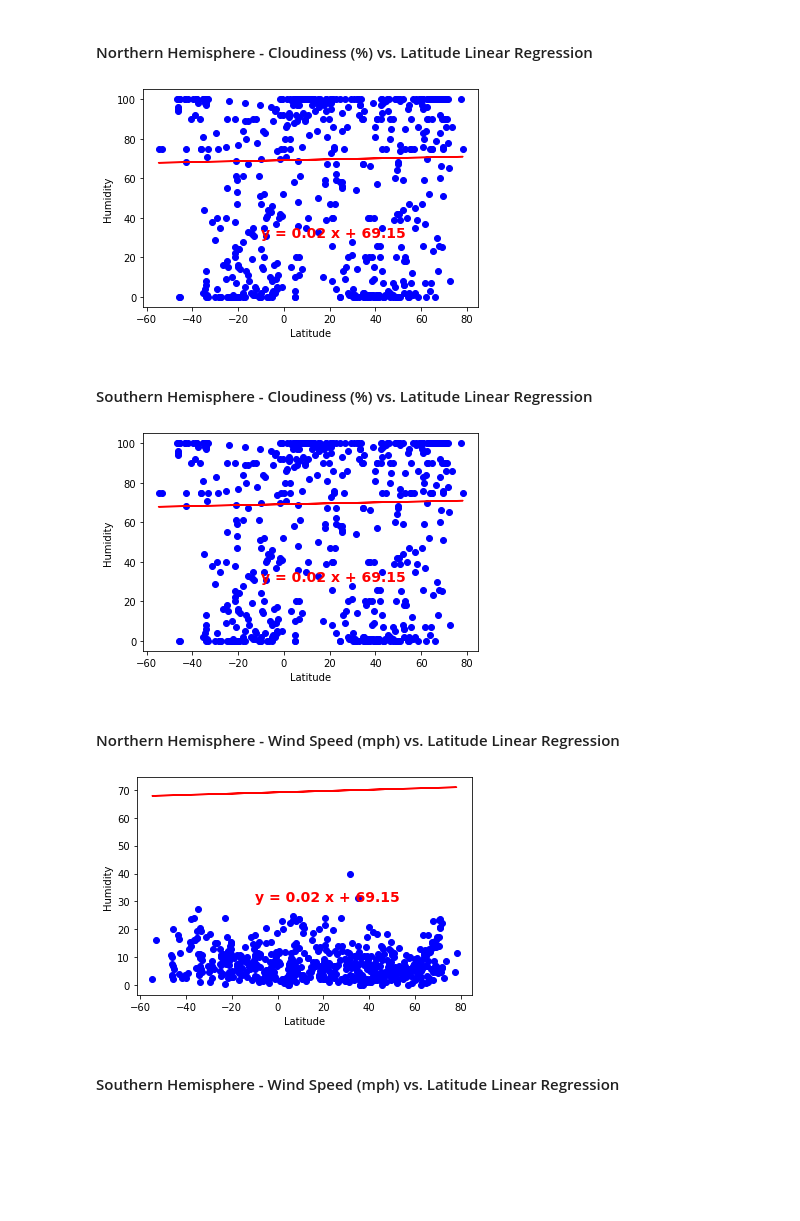
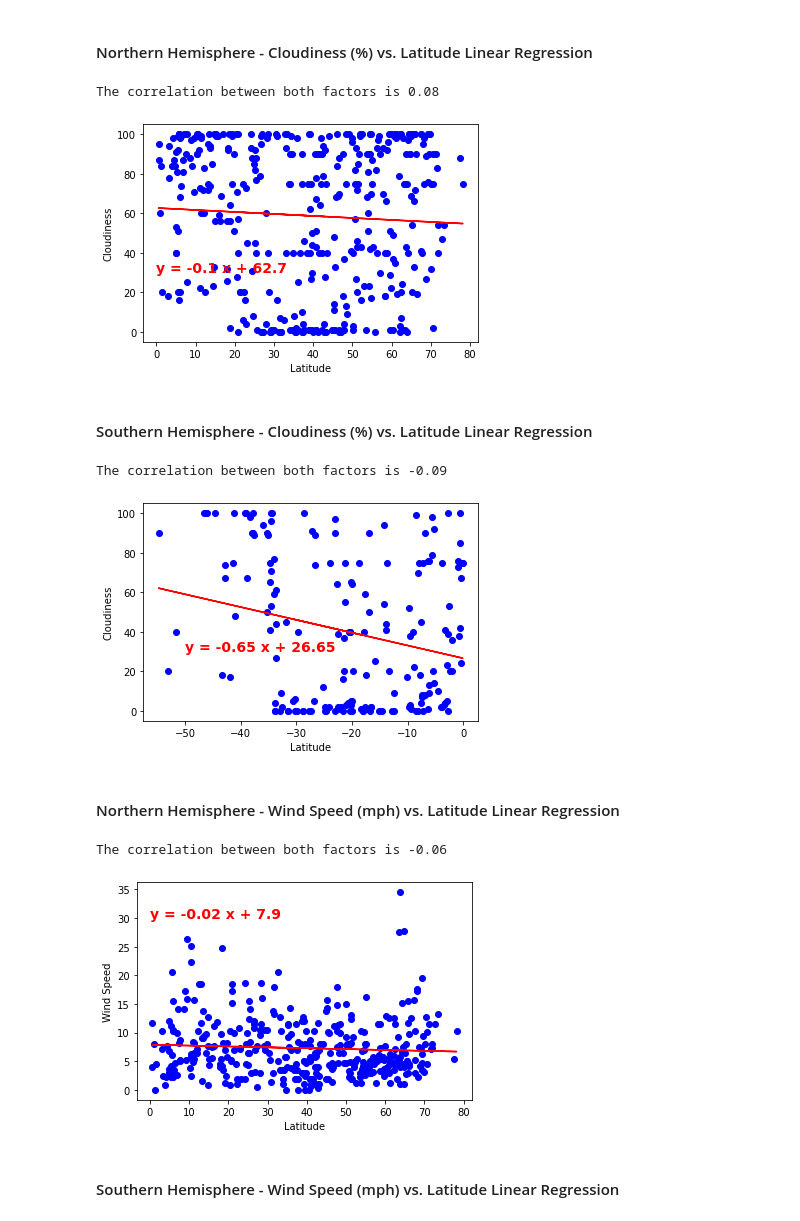
Before and after one commit to haodong191/python-api-challenge, a Jupyter notebook: WeatherPy/WeatherPy.ipynb, the cells around one changed output. Drawn from its saved outputs; the diff is of its cells as text; code cells hidden in the pictures; blank space fills up the shorter version.

```diff
--- a/WeatherPy/WeatherPy.ipynb
+++ b/WeatherPy/WeatherPy.ipynb
@@ -220,4 +205,5 @@ weather_df[weather_df['Lat'] >=0]
 ####  Northern Hemisphere - Max Temp vs. Latitude Linear Regression
 # %%
 north_hem = weather_df[weather_df['Lat'] >=0]
+north_hem = pd.DataFrame(north_hem)
 # %%
@@ -290,54 +294,66 @@ plt.show()
 # %% [markdown]
 ####  Northern Hemisphere - Cloudiness (%) vs. Latitude Linear Regression
 # %%
-# print(f"The r-value is: {rvalue}")
-# x_values = weather_df['Lat']
-# y_values = weather_df["Max Temp"]
-# (slope, intercept,rvalue, pvalue, stderr) = linregress(weather_df['Lat'],weather_df["Max Temp"])
-# regress_values = weather_df['Lat']* slope + intercept
-# line_eq= f"y = {round(slope, 2)} x + {round(intercept, 2)}"
-plt.scatter(weather_df["Lat"],weather_df["Cloudiness"],color='b')
-plt.plot(weather_df["Lat"], regress_values, color='red')
-plt.annotate(line_eq,(-10,30), fontsize=14, color="red",fontweight='bold')
+north_hem_cloud = north_hem.iloc[:,4]
+north_hem_lat = north_hem.iloc[:,1]
+correlation = st.pearsonr(north_hem_cloud,north_hem_lat)
+print(f"The correlation between both factors is {round(correlation[0],2)}")
+x_values = north_hem['Lat']
+y_values = north_hem["Cloudiness"]
+(slope, intercept,rvalue, pvalue, stderr) = linregress(north_hem['Lat'],north_hem["Cloudiness"])
+regress_values = north_hem['Lat']* slope + intercept
+line_eq= f"y = {round(slope, 2)} x + {round(intercept, 2)}"
+plt.scatter(north_hem["Lat"],north_hem["Cloudiness"],color='b')
+plt.plot(north_hem["Lat"], regress_values, color='red')
+plt.annotate(line_eq,(-0,30), fontsize=14, color="red",fontweight='bold')
 plt.xlabel("Latitude")
-plt.ylabel("Humidity")
+plt.ylabel("Cloudiness")
 plt.show()
 # %% [output]
+The correlation between both factors is 0.08
-[figure, old version]
+[figure, new version]
 # %% [markdown]
 ####  Southern Hemisphere - Cloudiness (%) vs. Latitude Linear Regression
 # %%
-# print(f"The r-value is: {rvalue}")
-# x_values = weather_df['Lat']
-# y_values = weather_df["Max Temp"]
-# (slope, intercept,rvalue, pvalue, stderr) = linregress(weather_df['Lat'],weather_df["Max Temp"])
-# regress_values = weather_df['Lat']* slope + intercept
-# line_eq= f"y = {round(slope, 2)} x + {round(intercept, 2)}"
-plt.scatter(weather_df["Lat"],weather_df["Cloudiness"],color='b')
-plt.plot(weather_df["Lat"], regress_values, color='red')
-plt.annotate(line_eq,(-10,30), fontsize=14, color="red",fontweight='bold')
+south_hem_cloud = south_hem.iloc[:,4]
+south_hem_lat = south_hem.iloc[:,1]
+correlation = st.pearsonr(south_hem_cloud,south_hem_lat)
+print(f"The correlation between both factors is {round(correlation[0],2)}")
+x_values = south_hem['Lat']
+y_values = south_hem["Cloudiness"]
+(slope, intercept,rvalue, pvalue, stderr) = linregress(south_hem['Lat'],south_hem["Cloudiness"])
+regress_values =south_hem['Lat']* slope + intercept
+line_eq= f"y = {round(slope, 2)} x + {round(intercept, 2)}"
+plt.scatter(south_hem["Lat"],south_hem["Cloudiness"],color='b')
+plt.plot(south_hem["Lat"], regress_values, color='red')
+plt.annotate(line_eq,(-50,30), fontsize=14, color="red",fontweight='bold')
 plt.xlabel("Latitude")
-plt.ylabel("Humidity")
+plt.ylabel("Cloudiness")
 plt.show()
 # %% [output]
+The correlation between both factors is -0.09
-[figure, old version]
+[figure, new version]
 # %% [markdown]
 ####  Northern Hemisphere - Wind Speed (mph) vs. Latitude Linear Regression
 # %%
-# print(f"The r-value is: {rvalue}")
-# x_values = weather_df['Lat']
-# y_values = weather_df["Max Temp"]
-# (slope, intercept,rvalue, pvalue, stderr) = linregress(weather_df['Lat'],weather_df["Max Temp"])
-# regress_values = weather_df['Lat']* slope + intercept
-# line_eq= f"y = {round(slope, 2)} x + {round(intercept, 2)}"
-plt.scatter(weather_df["Lat"],weather_df["Wind Speed"],color='b')
-plt.plot(weather_df["Lat"], regress_values, color='red')
-plt.annotate(line_eq,(-10,30), fontsize=14, color="red",fontweight='bold')
+north_hem_wind = north_hem.iloc[:,6]
+north_hem_lat = north_hem.iloc[:,1]
+correlation = st.pearsonr(north_hem_wind,north_hem_lat)
+print(f"The correlation between both factors is {round(correlation[0],2)}")
+x_values = north_hem['Lat']
+y_values = north_hem["Wind Speed"]
+(slope, intercept,rvalue, pvalue, stderr) = linregress(north_hem['Lat'],north_hem["Wind Speed"])
+regress_values = north_hem['Lat']* slope + intercept
+line_eq= f"y = {round(slope, 2)} x + {round(intercept, 2)}"
+plt.scatter(north_hem["Lat"],north_hem["Wind Speed"],color='b')
+plt.plot(north_hem["Lat"], regress_values, color='red')
+plt.annotate(line_eq,(-0,30), fontsize=14, color="red",fontweight='bold')
 plt.xlabel("Latitude")
-plt.ylabel("Humidity")
+plt.ylabel("Wind Speed")
 plt.show()
 # %% [output]
+The correlation between both factors is -0.06
-[figure, old version]
+[figure, new version]
 # %% [markdown]
 ####  Southern Hemisphere - Wind Speed (mph) vs. Latitude Linear Regression
 # %%
```
Also changed, not shown: parts of 16 cells of this notebook, 6 other files.
